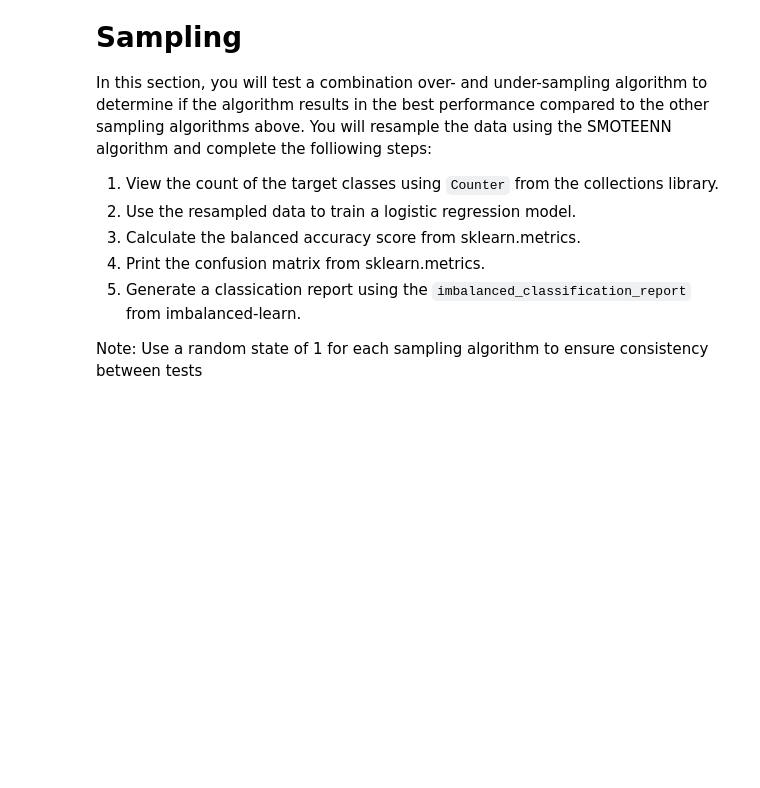
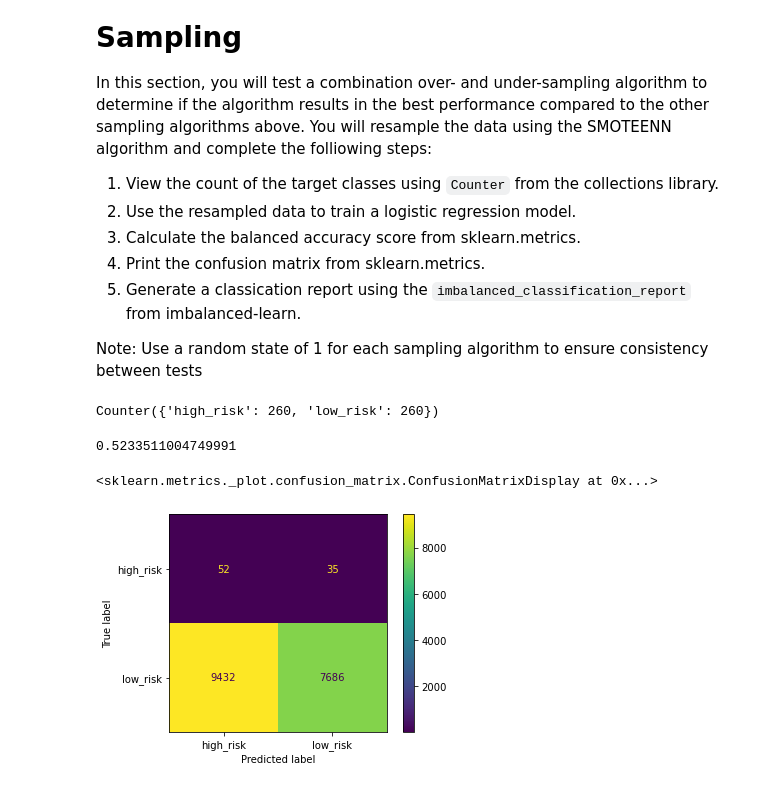
Before and after one commit to mhflynn/Credit_Risk_Analysis, a Jupyter notebook: credit_risk_resampling.ipynb, the cells around one changed output. Saved outputs shown, nothing was run; the diff lists cells and outputs as text; code cells hidden in the pictures; blank space fills up the shorter version.

```diff
--- a/credit_risk_resampling.ipynb
+++ b/credit_risk_resampling.ipynb
@@ -298,10 +356,19 @@ Note: Use a random state of 1 for each sampling algorithm to ensure consistency
 # %%
 # Resample the training data with SMOTEENN
 # Warning: This is a large dataset, and this step may take some time to complete
-# YOUR CODE HERE
+from imblearn.under_sampling import ClusterCentroids
+cc = ClusterCentroids(random_state=1)
+X_resampled, y_resampled = cc.fit_resample(X_train, y_train)
+Counter(y_resampled)
+# %% [output]
+Counter({'high_risk': 260, 'low_risk': 260})
 # %%
 # Train the Logistic Regression model using the resampled data
-# YOUR CODE HERE
+model = LogisticRegression(solver='lbfgs', random_state=1)
+model.fit(X_resampled, y_resampled);
 # %%
 # Calculated the balanced accuracy score
-# YOUR CODE HERE
+y_pred = model.predict(X_test)
+balanced_accuracy_score(y_test, y_pred)
+# %% [output]
+0.5233511004749991
@@ -311,2 +375,9 @@ Note: Use a random state of 1 for each sampling algorithm to ensure consistency
+# %%
+# Display the confusion matrix
+cm = confusion_matrix(y_test, y_pred)
+ConfusionMatrixDisplay(cm, display_labels=model.classes_).plot()
+# %% [output]
+<sklearn.metrics._plot.confusion_matrix.ConfusionMatrixDisplay at 0x...>
+[figure, added]
 # %%
 # Print the imbalanced classification report
```
Also changed, not shown: parts of 34 cells of this notebook.
